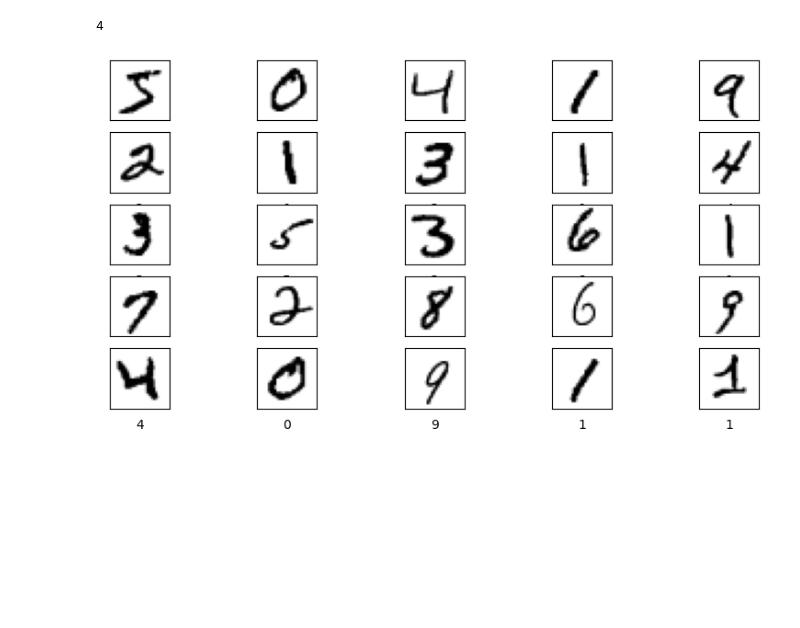
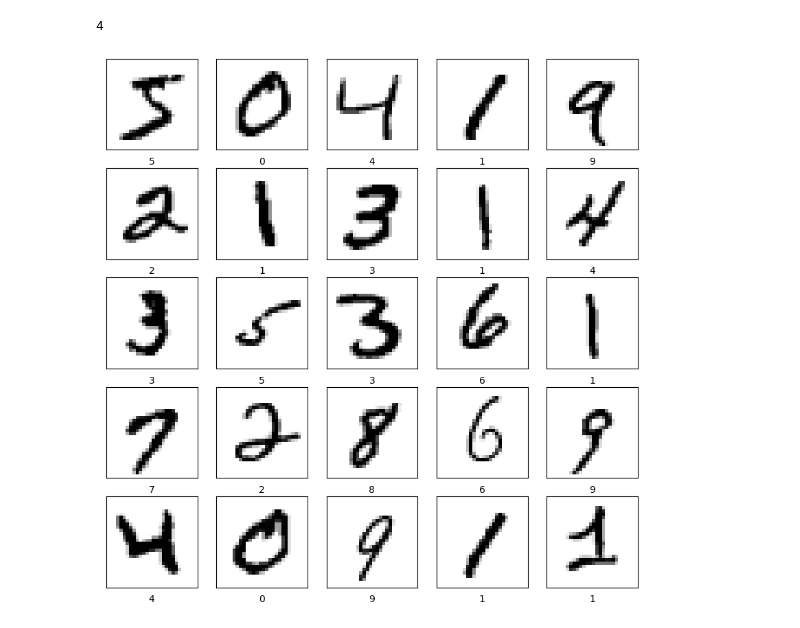
Before and after one commit to AmdPathirana/TensorFlow-Keras-Datasets-, a Jupyter notebook: MNIST digits classification dataset/MNIST digits classification dataset.ipynb, the cells around one changed output. Cells and saved outputs as stored; diff of their text form; code cells hidden in the pictures; blank space fills up the shorter version.

```diff
--- a/MNIST digits classification dataset/MNIST digits classification dataset.ipynb
+++ b/MNIST digits classification dataset/MNIST digits classification dataset.ipynb
@@ -47,16 +47,16 @@ y_train[ran_num]
 # %%
 # disaplay first 25 images (5,5) with lables
 plt.figure(figsize=(10,10))
 for i in range(25):
-    plt.subplot(10,5,i+1)
+    plt.subplot(5,5,i+1)
     plt.xticks([])
     plt.yticks([])
     plt.grid(False)
     plt.imshow(x_train[i] , cmap=plt.cm.binary)
     plt.xlabel(y_train[i])
 plt.show()
 # %% [output]
-[figure, old version]
+[figure, new version]
 # %%
 # scaling images
 x_train = x_train /255.0
```
Also changed, not shown: parts of 11 cells of this notebook, 4 other files.
